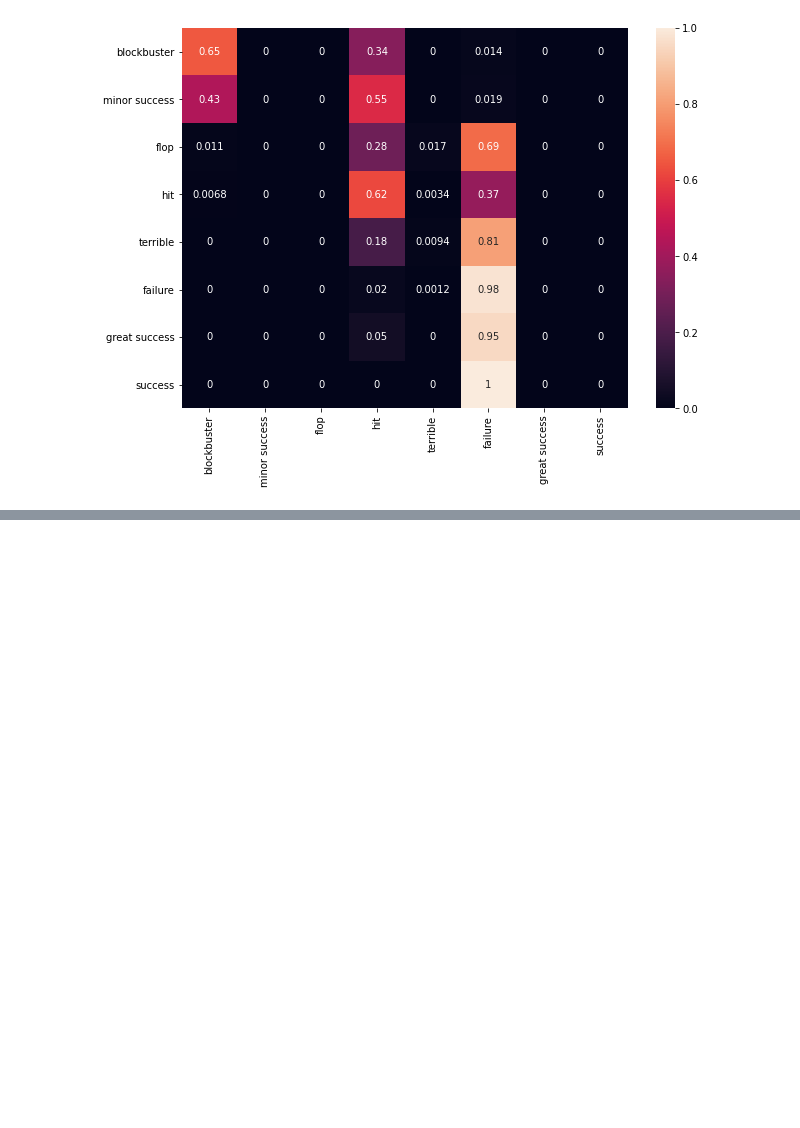
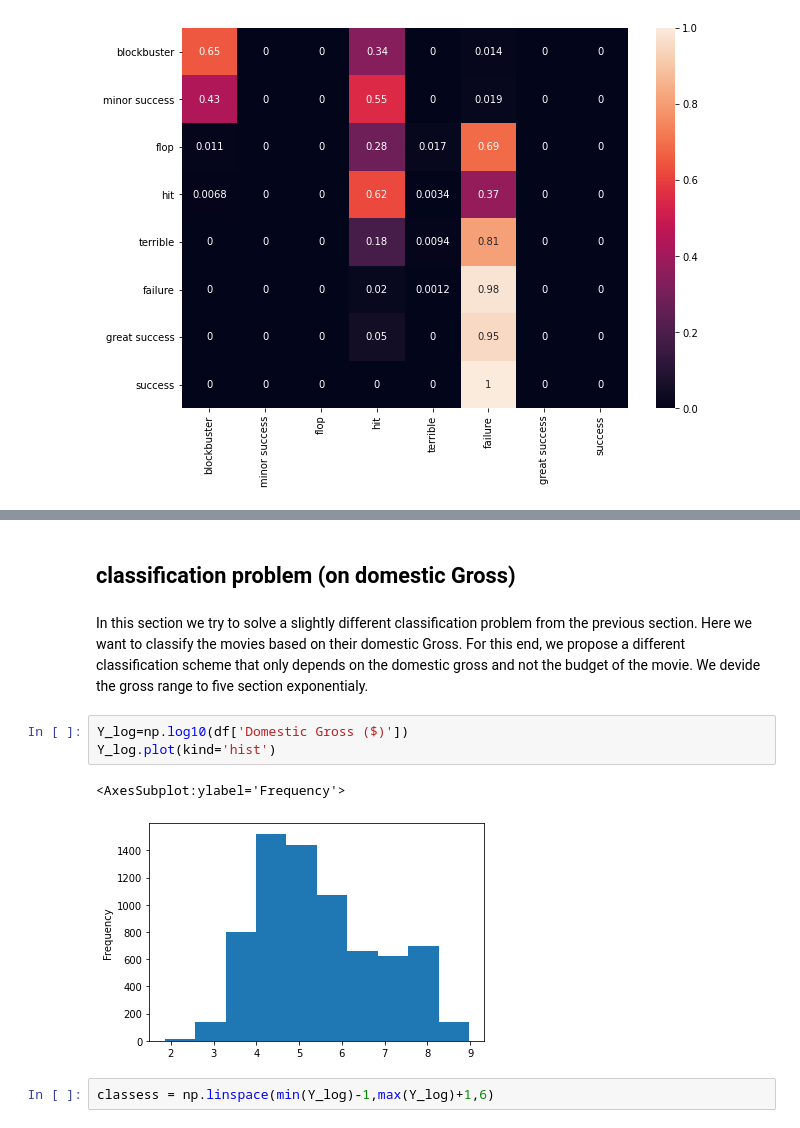
Before and after one commit to Ali-Setareh/Machine-learning-in-physics-Project, a Jupyter notebook: phase 3 - Neural Network/nn on v3.ipynb, the cells around one changed output, grey strips where cells are left out. Saved outputs shown, nothing was run; the diff lists cells and outputs as text; blank space fills up the shorter version.

Commit message:
re-check the charts on domestic classification part

```diff
--- a/phase 3 - Neural Network/nn on v3.ipynb
+++ b/phase 3 - Neural Network/nn on v3.ipynb
@@ -329,0 +335,12 @@ The precision score for each class is [0.82352941 0.28       1.         0.490990
+# %% [markdown]
+## classification problem (on domestic Gross)
+# %% [markdown]
+In this section we try to solve a slightly different classification problem from the previous section. Here we want to classify the movies based on their domestic Gross. For this end, we propose a different classification scheme that only depends on the domestic gross and not the budget of the movie. We devide the gross range to five section exponentialy.
+# %%
+Y_log=np.log10(df['Domestic Gross ($)'])
+Y_log.plot(kind='hist')
+# %% [output]
+<AxesSubplot:ylabel='Frequency'>
+[figure, added]
+# %%
+classess = np.linspace(min(Y_log)-1,max(Y_log)+1,6)
```
Also changed, not shown: parts of 5 cells of this notebook.
